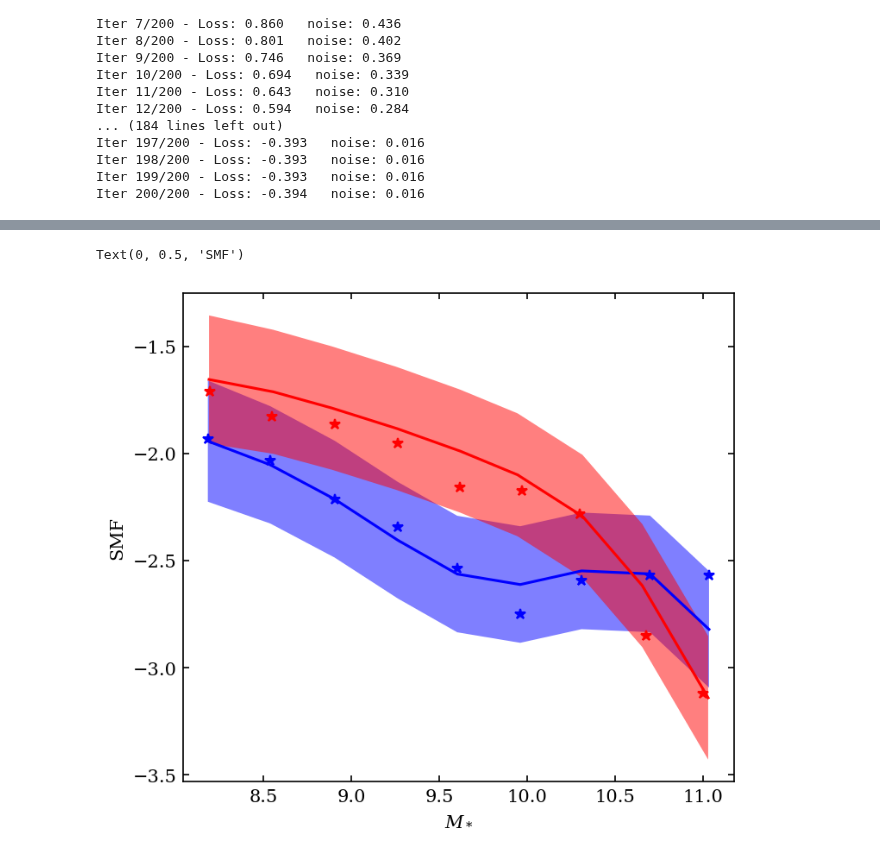
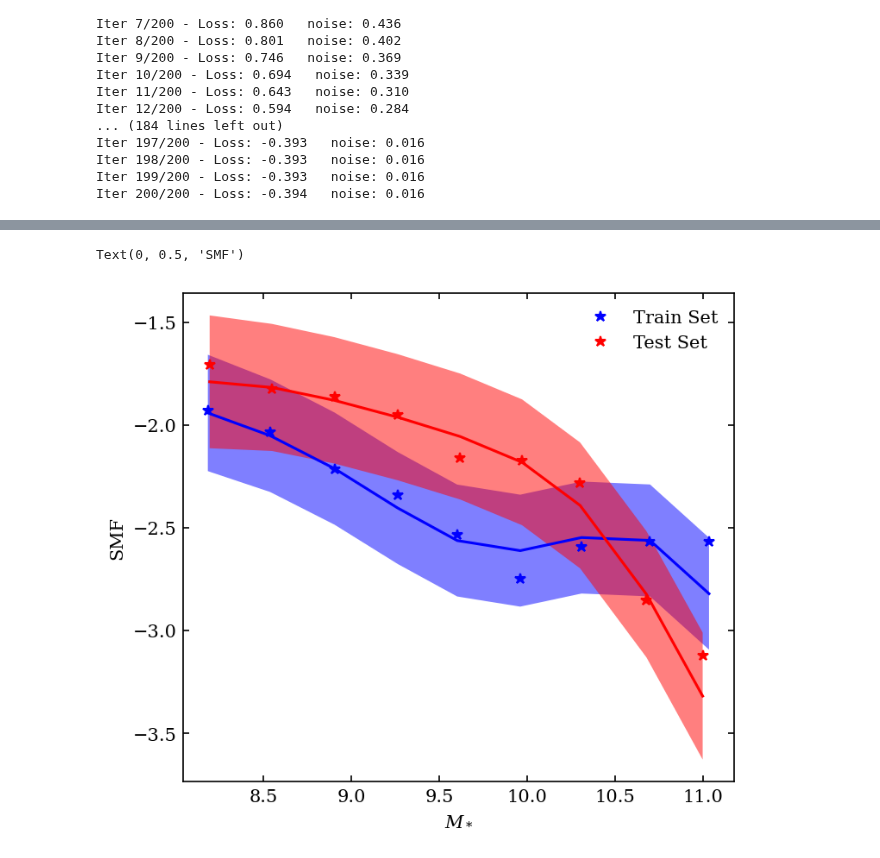
Before and after one commit to fgmaion/MTNG-resims, a Jupyter notebook: Notebooks/GP.ipynb, the cells around one changed output, grey strips where cells are left out. Drawn from its saved outputs; the diff is of its cells as text; code cells hidden in the pictures.

```diff
--- a/Notebooks/GP.ipynb
+++ b/Notebooks/GP.ipynb
@@ -189,4 +189,4 @@ Iter 200/200 - Loss: -0.394   noise: 0.016
 # %%
 mstar_test = np.linspace(8,11,15)
 test_x1 = torch.asarray(pars(train_sel[5], np.log10(smf[train_sel[5]]['mstar'][:-5])), dtype=torch.float)
-test_x2 = torch.asarray(pars(test_sel[5], np.log10(smf[test_sel[5]]['mstar'][:-5])), dtype=torch.float)
+test_x2 = torch.asarray(pars(test_sel[10], np.log10(smf[test_sel[10]]['mstar'][:-5])), dtype=torch.float)
@@ -215,28 +203,30 @@ with torch.no_grad(), gpytorch.settings.fast_pred_var():
 # %%
 with torch.no_grad():
     # Initialize plot
     f, ax = plt.subplots(1, 1, figsize=(5.5, 5), dpi=150)
 
     # Get upper and lower confidence bounds
     lower1, upper1 = observed_pred1.confidence_region()
     lower2, upper2 = observed_pred2.confidence_region()
     # Plot training data as black stars
-    ax.plot(np.log10(smf[train_sel[5]]['mstar'][:-5]), np.log10(smf[train_sel[5]]['smf'][:-5]), 'b*')
-    ax.plot(np.log10(smf[test_sel[10]]['mstar'][:-5]), np.log10(smf[test_sel[10]]['smf'][:-5]), 'r*')
+    ax.plot(np.log10(smf[train_sel[5]]['mstar'][:-5]), np.log10(smf[train_sel[5]]['smf'][:-5]), 'b*', label='Train Set')
+    ax.plot(np.log10(smf[test_sel[10]]['mstar'][:-5]), np.log10(smf[test_sel[10]]['smf'][:-5]), 'r*', label='Test Set')
 
     # Plot predictive means as blue line
     ax.plot(test_x1[:,0], observed_pred1.mean.numpy(), 'b')
     ax.plot(test_x2[:,0], observed_pred2.mean.numpy(), 'r')
 
     # Shade between the lower and upper confidence bounds
     ax.fill_between(test_x1.numpy()[:,0], lower1.numpy(), upper1.numpy(), alpha=0.5, color='b', edgecolor=None)
     ax.fill_between(test_x2.numpy()[:,0], lower2.numpy(), upper2.numpy(), alpha=0.5, color='r', edgecolor=None)
 
+ax.legend()
+
 ax.set_xlabel('$M_*$')
 ax.set_ylabel('SMF')
 # %% [output]
 Text(0, 0.5, 'SMF')
-[figure, old version]
+[figure, new version]
 # %%
 with torch.no_grad():
     # Initialize plot
```
Also changed, not shown: parts of 3 cells of this notebook, 1 other file.
